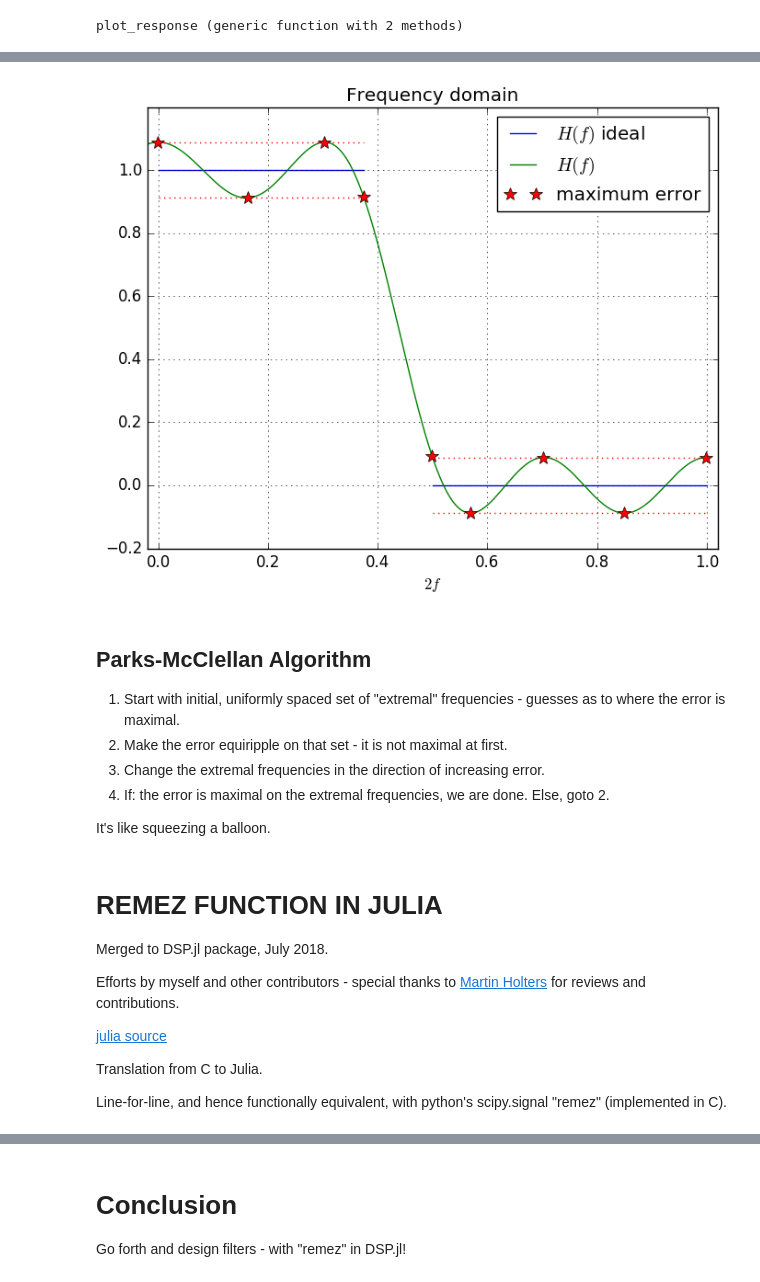
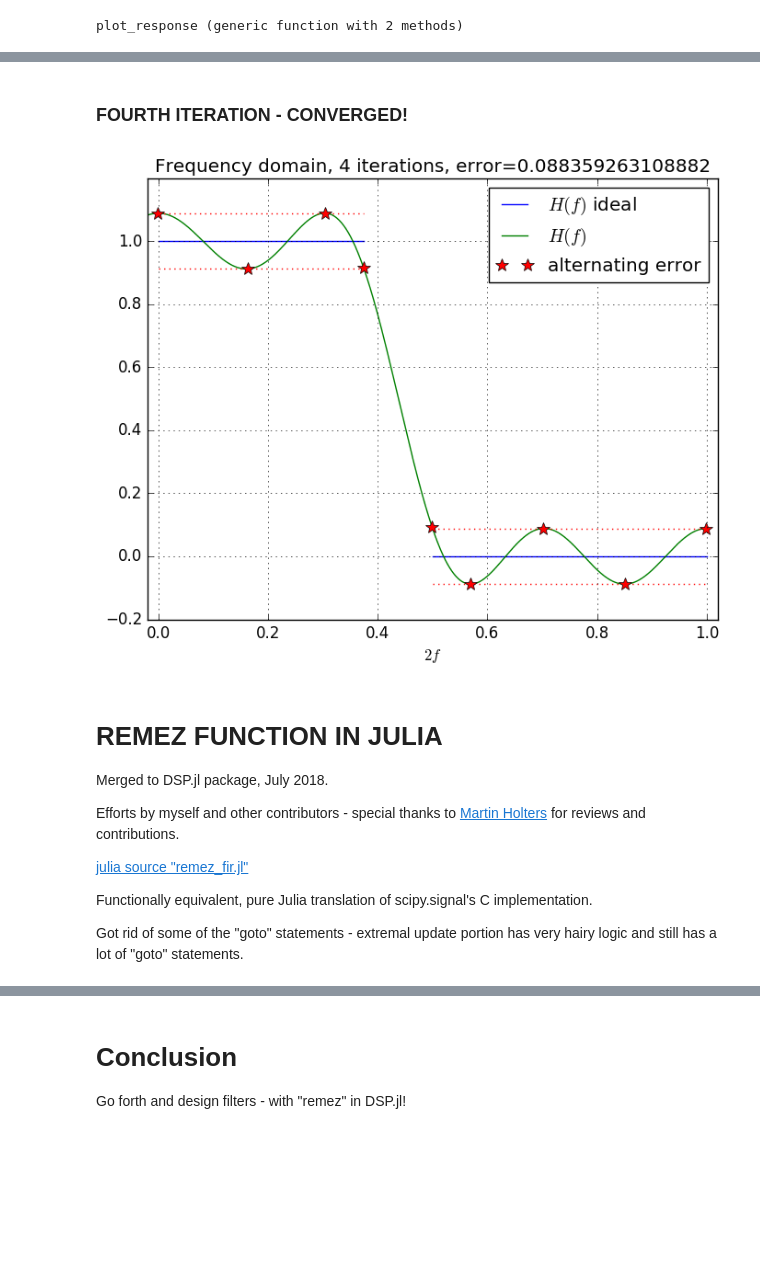
Before and after one commit to sirtom67/sirtom67.github.io, a Jupyter notebook: julia_remez/equiripple_talk.ipynb, the cells around one changed output, grey strips where cells are left out. Cells and saved outputs as stored; diff of their text form; code cells hidden in the pictures; blank space fills up the shorter version.

````diff
--- a/julia_remez/equiripple_talk.ipynb
+++ b/julia_remez/equiripple_talk.ipynb
@@ -82,33 +99,3 @@ Introduce a "transition" band between the passband and stopband, and minimize th
 
 **references**
 ["a personal history"](https://ieeexplore.ieee.org/document/1406492/) [doug jones talk](https://cnx.org/exports/0bb211fb-4a74-4efc-8a90-291cef969b75@3.pdf/parks-mcclellan-fir-filter-design-3.pdf)
-# %%
-using PyPlot
-
-function plot_equiripple_response(h, f1, f2, delta, nfft=2000)
-    L = length(h)
-    M = (L-1)÷2
-    h_zero_pad = zeros(nfft)
-    h_zero_pad[1:M+1] = h[end-M:end]
-    h_zero_pad[end-M+1:end] = h[1:M]
-    H = real.(fftshift(fft(h_zero_pad)))
-
-    f = ((-nfft÷2):(nfft÷2-1))/nfft
-    plot([0, f1, f1, f2, 1.0], [1, 1, NaN, 0, 0], label="\$H(f)\$ ideal")
-    plot(2f, H, label="\$H(f)\$")
-    plot([0, f1], [1+delta, 1+delta], "r:")
-    plot([0, f1], [1-delta, 1-delta], "r:")
-    plot([f2, 1], [delta, delta], "r:")
-    plot([f2, 1], [-delta, -delta], "r:")
-    extremals = vec([0  164  304  375  500  570  703  851  1000])+1000
-    plot(2f[extremals], H[extremals], "*", markersize=10, label="maximum error")
-    title("Frequency domain")
-    legend(loc="best")
-    xlabel("\$2f\$")
-    setp(gca(), xlim=(-0.02,1.02), ylim=(-0.2, 1.2))
-    grid()
-    return H
-end
-f1, f2 = 0.375, 0.5
-h = remez(15, vec([0 f1 f2 1.0]), vec([1.0 0.0]); Hz=2.0);
-delta = 0.08835926310888205;
@@ -115,31 +182,22 @@ delta = 0.08835926310888205;
+# %% [markdown]
+### FOURTH ITERATION - CONVERGED!
 # %%
-Hr = plot_equiripple_response(h, f1, f2, delta);
+plot_equiripple_response(4);
 # here, length(h) = L = 15 = 2M + 1 ==> M = 7
 # Alternation theorem: must have M + 2 = 9 "alternations" where the error is maximum.
-# Tells us that this filter is optimal.
-# How to design the filter?
 # %% [output]
-[figure, old version]
+[figure, new version]
-# %% [markdown]
-## Parks-McClellan Algorithm
-
-1. Start with initial, uniformly spaced set of "extremal" frequencies - guesses as to where the error is maximal.
-2. Make the error equiripple on that set - it is not maximal at first.
-3. Change the extremal frequencies in the direction of increasing error.
-4. If: the error is maximal on the extremal frequencies, we are done. Else, goto 2.
-
-It's like squeezing a balloon.
 # %% [markdown]
 # REMEZ FUNCTION IN JULIA
 Merged to DSP.jl package, July 2018.
 
 Efforts by myself and other contributors - special thanks to [Martin Holters](https://github.com/martinholters) for reviews and contributions.
 
-[julia source](https://github.com/JuliaDSP/DSP.jl/blob/master/src/Filters/remez_fir.jl)
+[julia source "remez_fir.jl"](https://github.com/JuliaDSP/DSP.jl/blob/master/src/Filters/remez_fir.jl)
 
-Translation from C to Julia.
+Functionally equivalent, pure Julia translation of scipy.signal's C implementation.
 
-Line-for-line, and hence functionally equivalent, with python's scipy.signal "remez" (implemented in C).
+Got rid of some of the "goto" statements - extremal update portion has very hairy logic and still has a lot of "goto" statements.
 # %% [markdown]
 ## How to call "remez" in Julia
 ```
````
Also changed, not shown: parts of 17 cells of this notebook.
